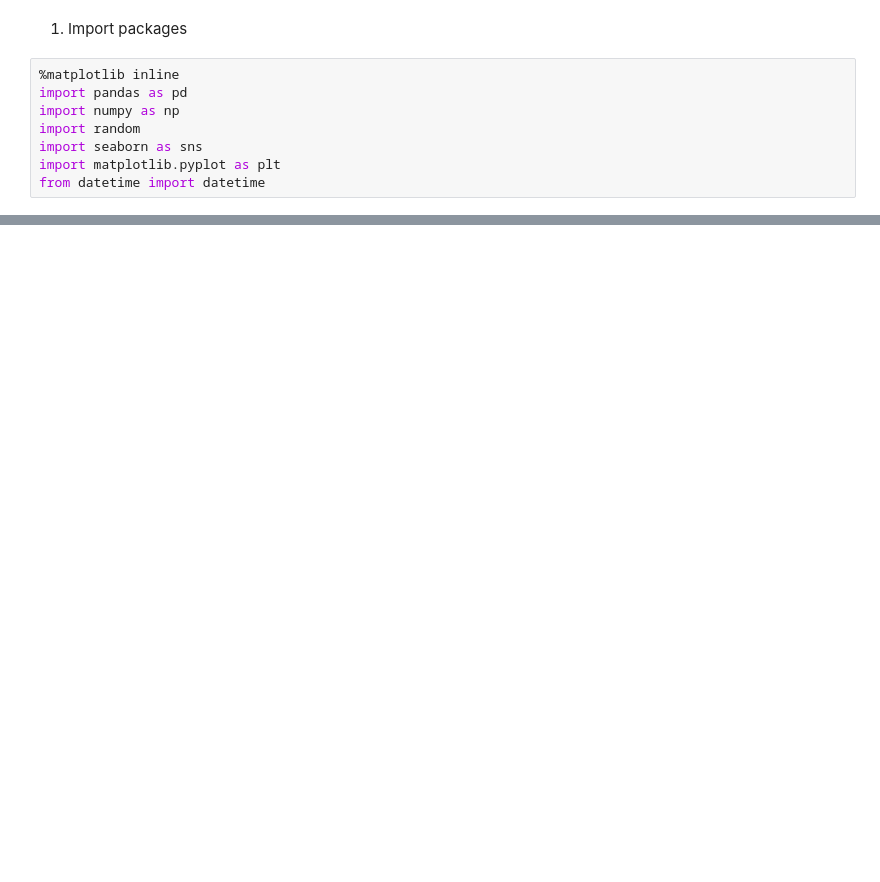
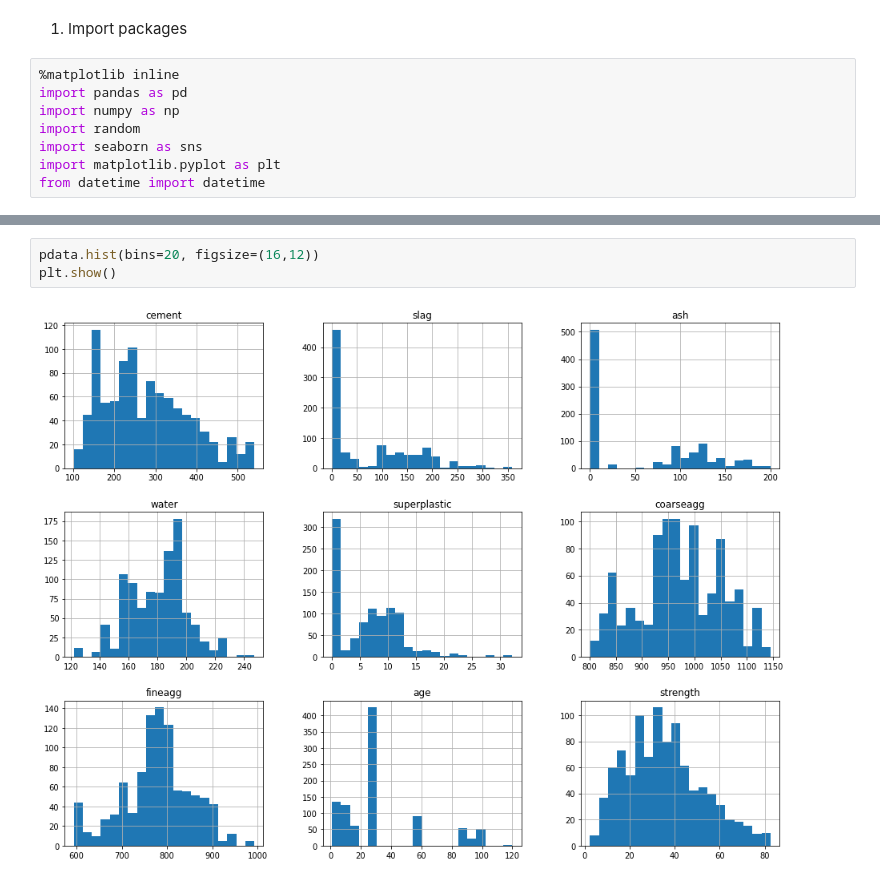
Before and after one commit to qthanglee/UTA, a Jupyter notebook: projects/concrete_strength_prediction/main.ipynb, the cells around one changed output, grey strips where cells are left out. Cells and saved outputs as stored; diff of their text form; blank space fills up the shorter version.

```diff
--- a/projects/concrete_strength_prediction/main.ipynb
+++ b/projects/concrete_strength_prediction/main.ipynb
@@ -23,0 +83,5 @@ pdata.describe()
+# %%
+pdata.hist(bins=20, figsize=(16,12))
+plt.show()
+# %% [output]
+[figure, added]
```
Also changed, not shown: parts of 12 cells of this notebook.
